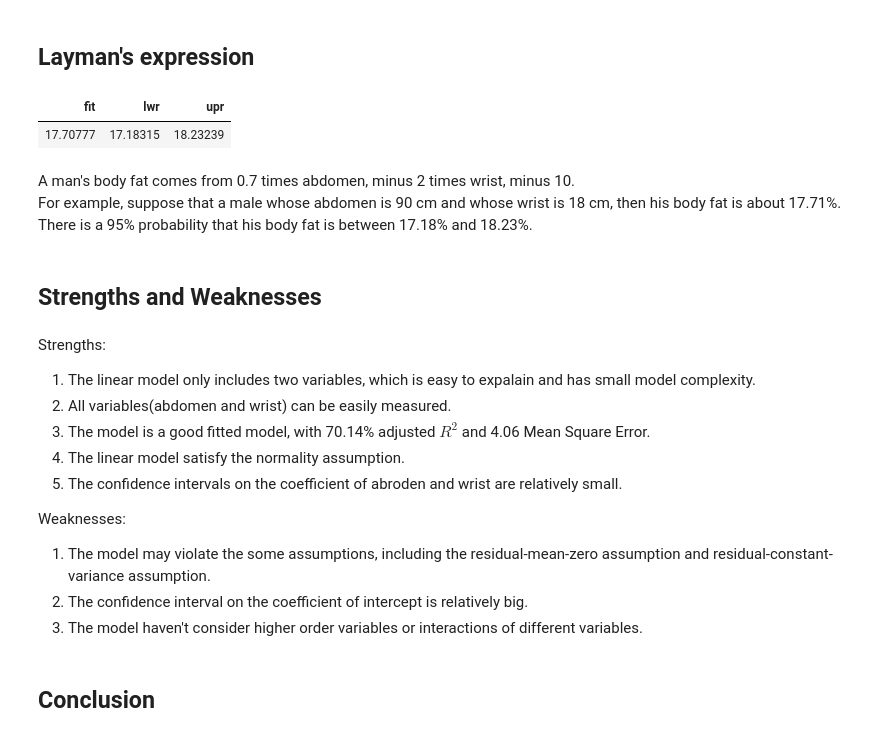
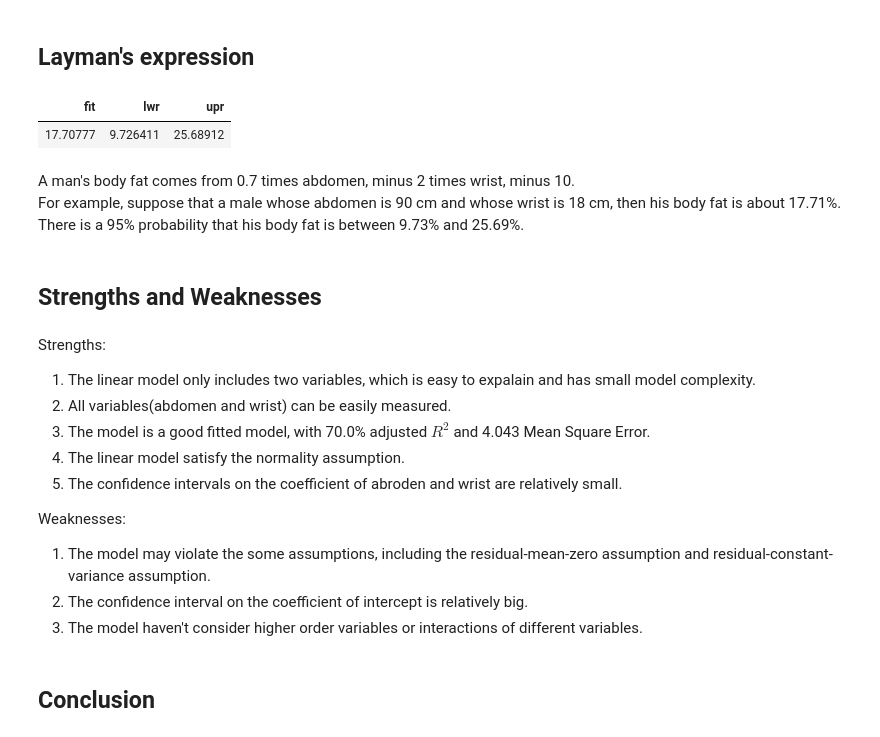
Before and after one commit to stat628M2G8T/bodyfat-measurement, a Jupyter notebook: Body Fat.ipynb, the cells around one changed output. Drawn from its saved outputs; the diff is of its cells as text; code cells hidden in the pictures.

```diff
--- a/Body Fat.ipynb
+++ b/Body Fat.ipynb
@@ -406,21 +402,21 @@ Based on the density formula $density = \frac{Mass}{Volume}$, an object with hig
 ## Layman's expression
 # %%
 newdata = data.frame('abdomen' = 90, 'wrist' = 18)
-predict.lm(model1_0,newdata,interval = 'confidence',level = 0.95)
+predict.lm(model1_0,newdata,interval = 'prediction',level = 0.95)
 # %% [output]
 | fit | lwr | upr |
-| 17.70777 | 17.18315 | 18.23239 |
+| 17.70777 | 9.726411 | 25.68912 |
 # %% [markdown]
 A man's body fat comes from 0.7 times abdomen, minus 2 times wrist, minus 10.<br>
 For example, suppose that a male whose abdomen is 90 cm and whose wrist is 18 cm, then his body fat is about 17.71%.<br>
-There is a 95% probability that his body fat is between 17.18% and 18.23%.
+There is a 95% probability that his body fat is between 9.73% and 25.69%.
 # %% [markdown]
 ## Strengths and Weaknesses
 # %% [markdown]
 Strengths:
 1. The linear model only includes two variables, which is easy to expalain and has small model complexity.
 2. All variables(abdomen and wrist) can be easily measured.
-3. The model is a good fitted model, with 70.14% adjusted $R^2$ and 4.06 Mean Square Error.
+3. The model is a good fitted model, with 70.0% adjusted $R^2$ and 4.043 Mean Square Error.
 4. The linear model satisfy the normality assumption.
 5. The confidence intervals on the coefficient of abroden and wrist are relatively small.
 
```
Also changed, not shown: parts of 6 cells of this notebook.
